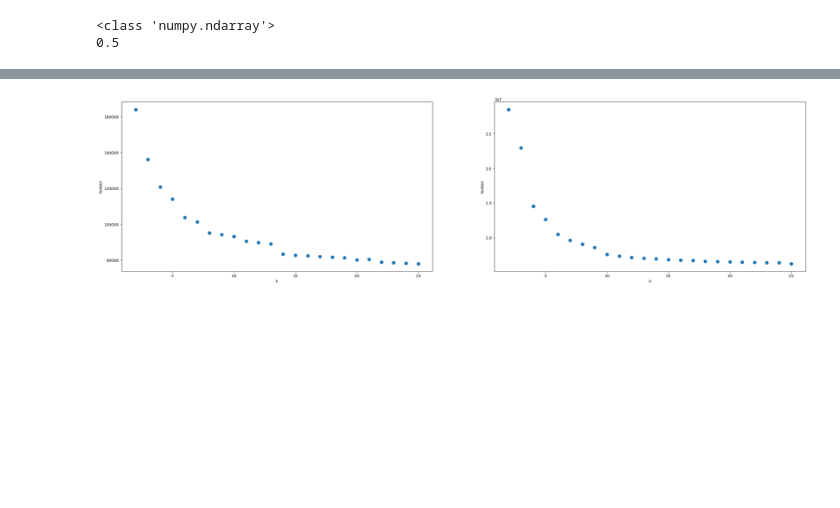
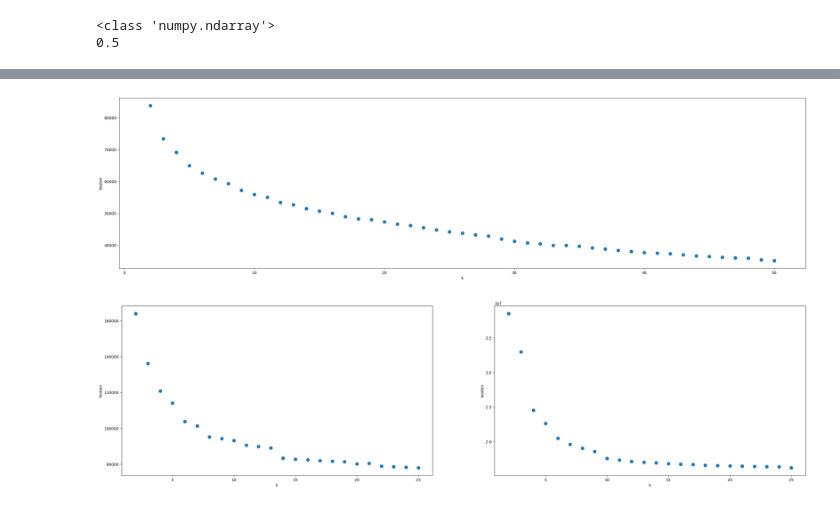
Before and after one commit to jlanger7/GraphDistanzmass, a Jupyter notebook: Cloudmetrics.ipynb, the cells around one changed output, grey strips where cells are left out. Saved outputs shown, nothing was run; the diff lists cells and outputs as text; code cells hidden in the pictures; blank space fills up the shorter version.

```diff
--- a/Cloudmetrics.ipynb
+++ b/Cloudmetrics.ipynb
@@ -84,0 +170,4 @@ while i < maxI2:
+# %%
+plotOne(r"C:\Users\Jonathan Langer\OneDrive\Bachelorarbeit\Experimentdaten\WerteKostenfunktion_Cluster_Attribut2_frechet_2023-06-20_08-46-58.txt")
+# %% [output]
+[figure, added]
```
Also changed, not shown: parts of 11 cells of this notebook, 4 other files.
